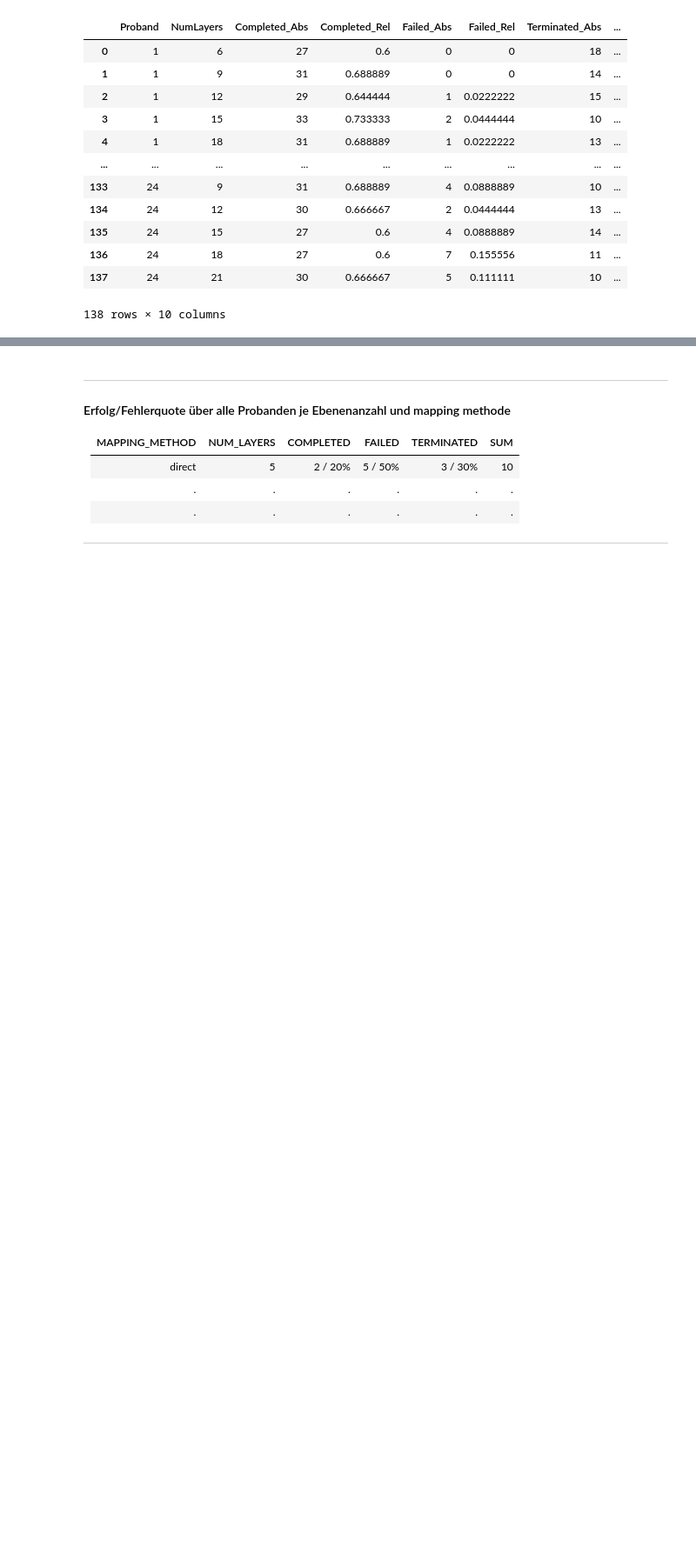
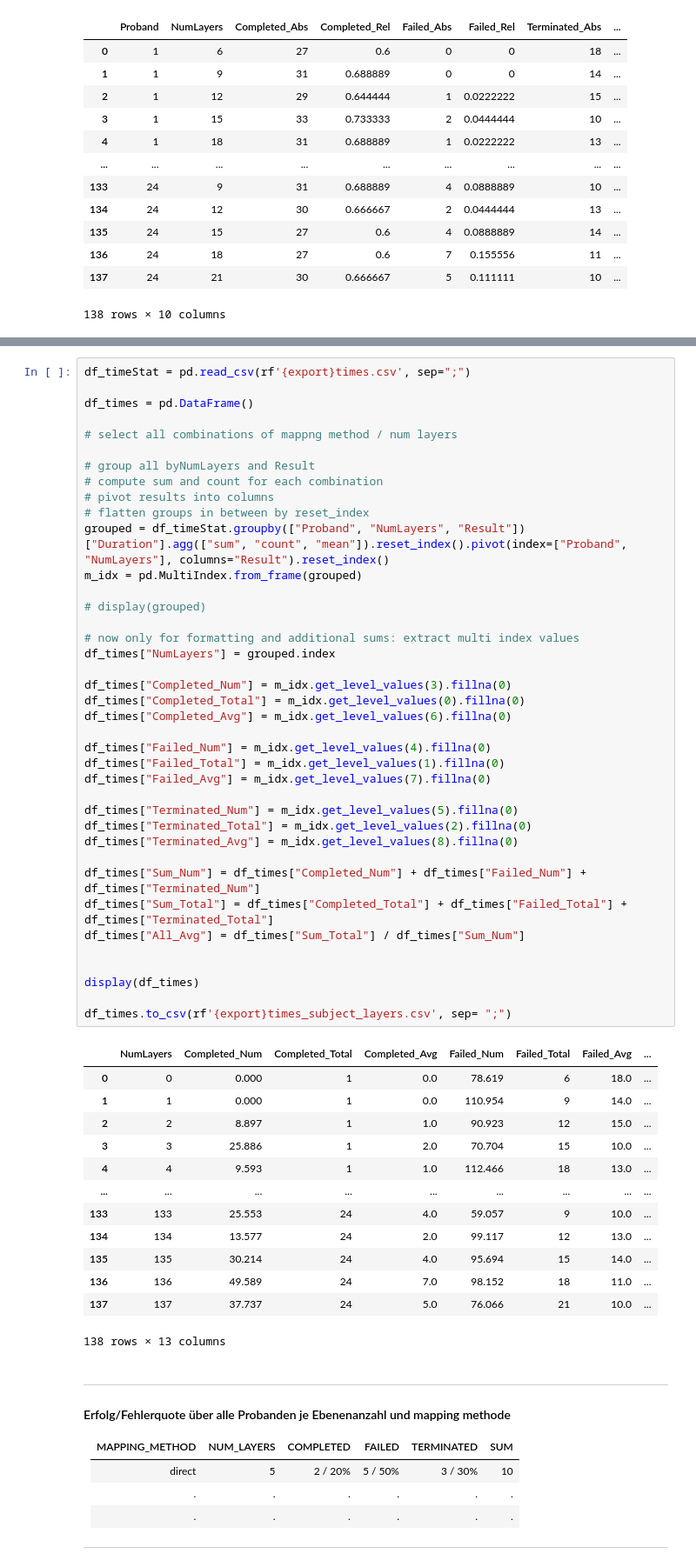
Before and after one commit to visualengineers/reflex-avi2022-results, a Jupyter notebook: code/zelasto study.ipynb, the cells around one changed output, grey strips where cells are left out. Shown at 87% size. Saved outputs shown, nothing was run; the diff lists cells and outputs as text; blank space fills up the shorter version.

Commit message:
feature: times per layers and proband

```diff
--- a/code/zelasto study.ipynb
+++ b/code/zelasto study.ipynb
@@ -704,3 +711,56 @@ df_rates.to_csv(rf'{export}rates_subject_layers.csv', sep= ";")
+# %%
+df_timeStat = pd.read_csv(rf'{export}times.csv', sep=";")
+
+df_times = pd.DataFrame()
+
+# select all combinations of mappng method / num layers
+
+# group all byNumLayers and Result
+# compute sum and count for each combination
+# pivot results into columns
+# flatten groups in between by reset_index
+grouped = df_timeStat.groupby(["Proband", "NumLayers", "Result"])["Duration"].agg(["sum", "count", "mean"]).reset_index().pivot(index=["Proband", "NumLayers"], columns="Result").reset_index()
+m_idx = pd.MultiIndex.from_frame(grouped)
+
+# display(grouped)
+
+# now only for formatting and additional sums: extract multi index values
+df_times["NumLayers"] = grouped.index
+
+df_times["Completed_Num"] = m_idx.get_level_values(3).fillna(0)
+df_times["Completed_Total"] = m_idx.get_level_values(0).fillna(0)
+df_times["Completed_Avg"] = m_idx.get_level_values(6).fillna(0)
+
+df_times["Failed_Num"] = m_idx.get_level_values(4).fillna(0)
+df_times["Failed_Total"] = m_idx.get_level_values(1).fillna(0)
+df_times["Failed_Avg"] = m_idx.get_level_values(7).fillna(0)
+
+df_times["Terminated_Num"] = m_idx.get_level_values(5).fillna(0)
+df_times["Terminated_Total"] = m_idx.get_level_values(2).fillna(0)
+df_times["Terminated_Avg"] = m_idx.get_level_values(8).fillna(0)
+
+df_times["Sum_Num"] = df_times["Completed_Num"] + df_times["Failed_Num"] + df_times["Terminated_Num"]
+df_times["Sum_Total"] = df_times["Completed_Total"] + df_times["Failed_Total"] + df_times["Terminated_Total"]
+df_times["All_Avg"] = df_times["Sum_Total"] / df_times["Sum_Num"]
+
+
+display(df_times)
+
+df_times.to_csv(rf'{export}times_subject_layers.csv', sep= ";")
+# %% [output]
+|  | NumLayers | Completed_Num | Completed_Total | Completed_Avg | Failed_Num | Failed_Total | Failed_Avg | ... |
+| 0 | 0 | 0.000 | 1 | 0.0 | 78.619 | 6 | 18.0 | ... |
+| 1 | 1 | 0.000 | 1 | 0.0 | 110.954 | 9 | 14.0 | ... |
+| 2 | 2 | 8.897 | 1 | 1.0 | 90.923 | 12 | 15.0 | ... |
+| 3 | 3 | 25.886 | 1 | 2.0 | 70.704 | 15 | 10.0 | ... |
+| 4 | 4 | 9.593 | 1 | 1.0 | 112.466 | 18 | 13.0 | ... |
+| ... | ... | ... | ... | ... | ... | ... | ... | ... |
+| 133 | 133 | 25.553 | 24 | 4.0 | 59.057 | 9 | 10.0 | ... |
+| 134 | 134 | 13.577 | 24 | 2.0 | 99.117 | 12 | 13.0 | ... |
+| 135 | 135 | 30.214 | 24 | 4.0 | 95.694 | 15 | 14.0 | ... |
+| 136 | 136 | 49.589 | 24 | 7.0 | 98.152 | 18 | 11.0 | ... |
+| 137 | 137 | 37.737 | 24 | 5.0 | 76.066 | 21 | 10.0 | ... |
+138 rows × 13 columns
 # %% [markdown]
 ---
 #### Erfolg/Fehlerquote über alle Probanden je Ebenenanzahl und mapping methode
```
Also changed, not shown: parts of 3 cells of this notebook, 2 other files.
